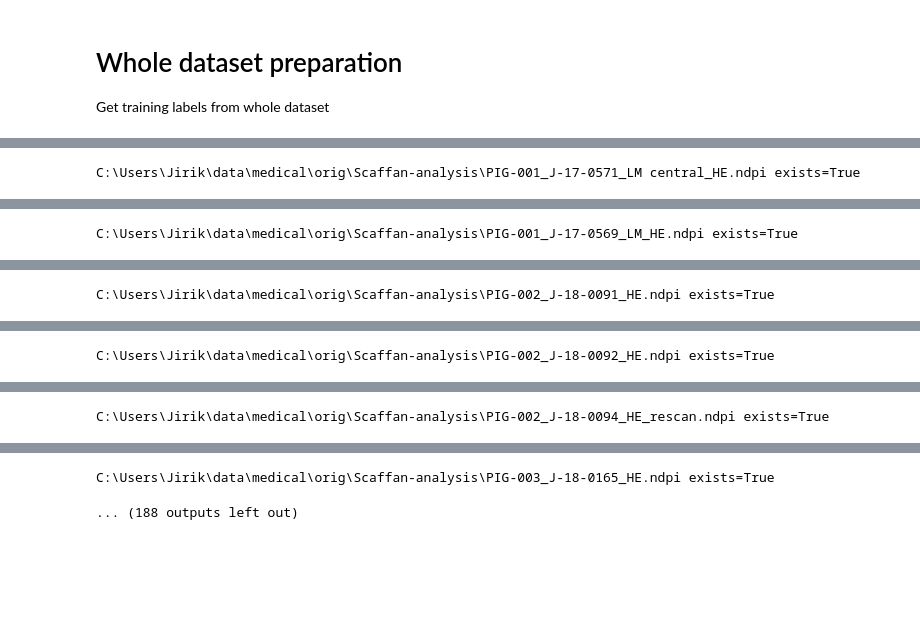
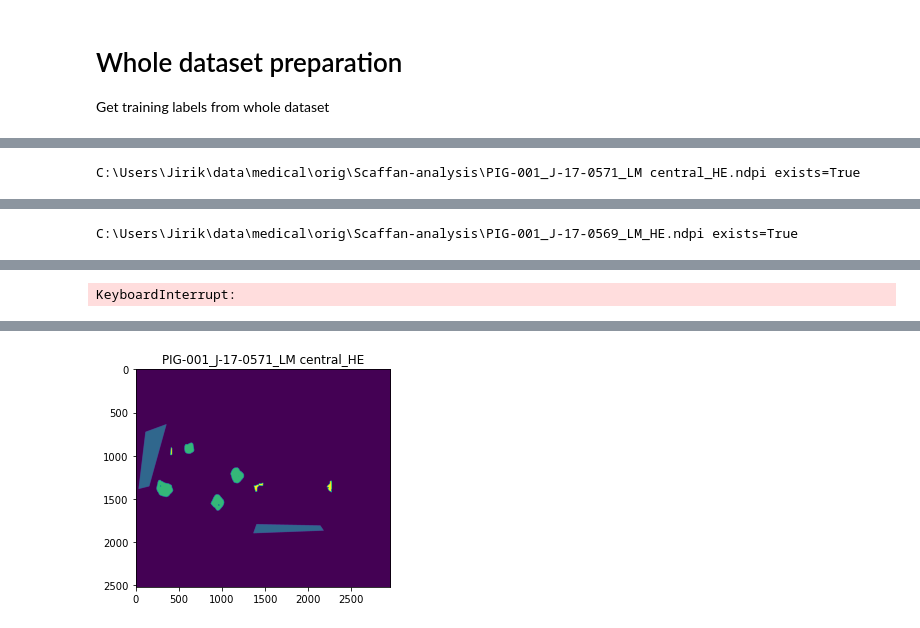
Before and after one commit to mjirik/scaffan, a Jupyter notebook: experiments/whole_scan_segmentation_ground_true_data_preparation.ipynb, the cells around one changed output, grey strips where cells are left out. Saved outputs shown, nothing was run; the diff lists cells and outputs as text; code cells hidden in the pictures; blank space fills up the shorter version.

```diff
--- a/experiments/whole_scan_segmentation_ground_true_data_preparation.ipynb
+++ b/experiments/whole_scan_segmentation_ground_true_data_preparation.ipynb
@@ -175,7 +188,10 @@ fns = [
 #     fn = io3d.datasets.join_path(
 #         "medical", "orig", "sample_data", "SCP003", "SCP003.ndpi", get_root=True
 #     )
-pixelsizes = [ 0.007271901, 0.00363595, 0.001817975]
+pixelsizes = [
+    0.005
+    0.007271901, 0.00363595, 0.001817975
+             ]
 
 # if not os.path.exists(filename):
 os.makedirs(output_path_images, exist_ok=True)
@@ -195,9 +211,10 @@ for pixelsize0 in pixelsizes:
         # dir(seg)
         anim = scaffan.image.AnnotatedImage(fn)
 
-        seg.init(anim)
+        seg.init(anim.get_full_view())
         seg.parameters.param("Segmentation Method").setValue("U-Net")
         seg.parameters.param("Save Training Labels").setValue(True)
+        seg.parameters.param("Working Resolution").setValue(pixelsize0 * 0.001)
     #     ann_ids_black = seg.anim.select_annotations_by_color("#000000")
     #     assert 10 in ann_ids_black
     #     assert 11 in ann_ids_black
@@ -263 +273 @@ C:\Users\Jirik\data\medical\orig\Scaffan-analysis\PIG-001_J-17-0569_LM_HE.ndpi e
-C:\Users\Jirik\data\medical\orig\Scaffan-analysis\PIG-002_J-18-0091_HE.ndpi exists=True
+KeyboardInterrupt:
@@ -281 +273,0 @@ C:\Users\Jirik\data\medical\orig\Scaffan-analysis\PIG-002_J-18-0091_HE.ndpi exis
-C:\Users\Jirik\data\medical\orig\Scaffan-analysis\PIG-002_J-18-0092_HE.ndpi exists=True
@@ -299 +273,0 @@ C:\Users\Jirik\data\medical\orig\Scaffan-analysis\PIG-002_J-18-0092_HE.ndpi exis
-C:\Users\Jirik\data\medical\orig\Scaffan-analysis\PIG-002_J-18-0094_HE_rescan.ndpi exists=True
@@ -317,2 +274 @@ C:\Users\Jirik\data\medical\orig\Scaffan-analysis\PIG-002_J-18-0094_HE_rescan.nd
-C:\Users\Jirik\data\medical\orig\Scaffan-analysis\PIG-003_J-18-0165_HE.ndpi exists=True
-... (188 outputs left out)
+[figure, added]
```
Also changed, not shown: parts of 5 cells of this notebook, 2 other files.
